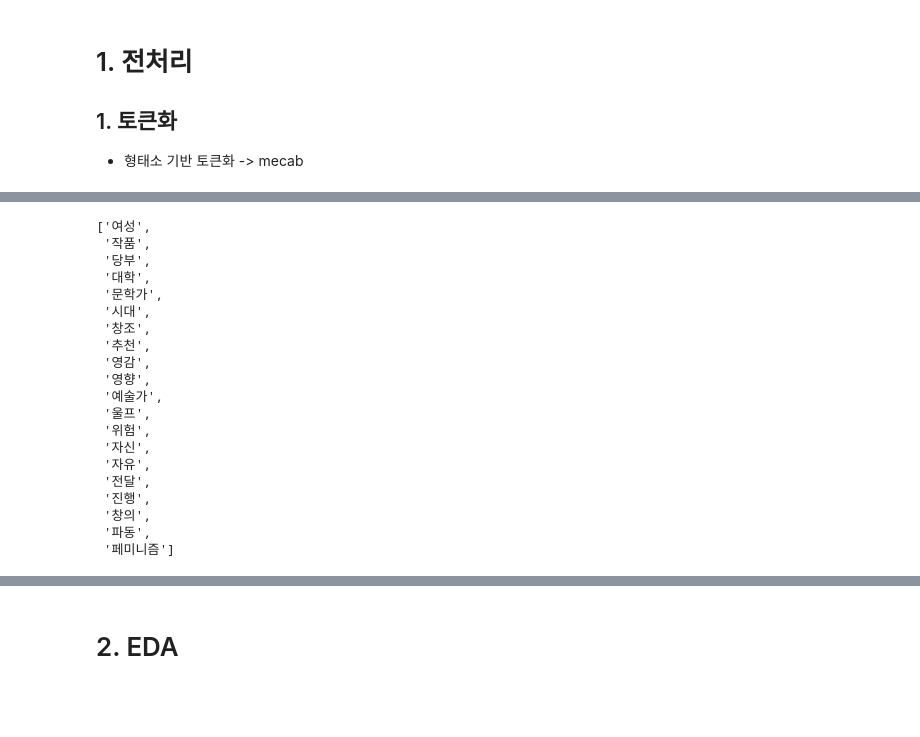
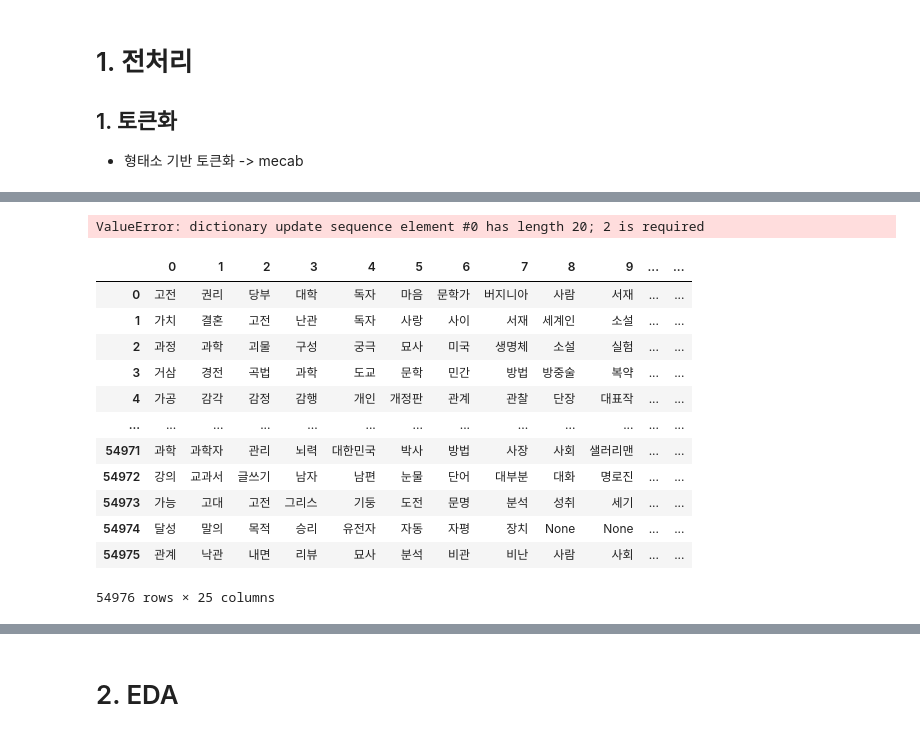
Before and after one commit to Hongbi-Kim/Project_book_recommendation, a Jupyter notebook: 전처리_EDA-text.ipynb, the cells around one changed output, grey strips where cells are left out. Saved outputs shown, nothing was run; the diff lists cells and outputs as text; code cells hidden in the pictures; blank space fills up the shorter version.

```diff
--- a/전처리_EDA-text.ipynb
+++ b/전처리_EDA-text.ipynb
@@ -180,0 +157,5 @@ words_all
+# %%
+for key in key_list:
+    keyword = galaxy_word2vec.wv.most_similar(key,topn=30)
+    for i in range(len(keyword)):
+        {}_list.format(key).append(keyword[i][0])
@@ -180,0 +210,3 @@ words_all
+# %%
+for i in range(len(word_count_list)): #오만과 편견
+    if word_count_list[i][0] in 소설_list:
@@ -181,15 +327,38 @@ words_all
+# %%
+for i in df1['text']:
+     if i == '':
+            print(i)
 # %%
 # 1번째 text : df['fullDes']
 # 명사만 추출
 
 cv_list = []
 tdm_list = []
-
+words_list = []
+count_mat_list = []
+count_list = []
 #def get_noun(words_all):
 #    return n for n in words_all
 
-cv = TfidfVectorizer(max_features=20) # feature 개수 100개로 임의 설정
-cv_list.append([cv])
 
-tdm = cv.fit_transform(results[0])
-tdm_list.append([tdm])
+for i in range(len(results)):
+    cv = TfidfVectorizer(max_features=25) # feature 개수 100개로 임의 설정
+    #cv_list.append([cv])
+    try: # text가 없는 경우가 있어서
+        tdm = cv.fit_transform(results[i])
+        #tdm_list.append([tdm])
+        words = cv.get_feature_names()
+        words_list.append([words])
+        count_mat = tdm.sum(axis=0) #  단어별로 count 매김
+        #count_mat_list.append([count_mat])
+        count = numpy.squeeze(numpy.asarray(count_mat)) # squeeze : 차원을 하나 줄임 (2차원 >> 1차원)
+        count_list.append([count])
+    except:
+        tdm = ''
+        #tdm_list.append([tdm])
+        words = ''
+        words_list.append([words])
+        count_mat = ''
+        #count_mat_list.append([count_mat])
+        count = ''
+        count_list.append([count])
@@ -303,24 +526,21 @@ word_count
 # %%
-hot_key = list(dict(word_count[:50]).keys())
+hot_key = list(dict(word_count[0][:20]).keys())
 hot_key
 # %% [output]
-['여성',
- '작품',
- '당부',
- '대학',
- '문학가',
- '시대',
- '창조',
- '추천',
- '영감',
- '영향',
- '예술가',
- '울프',
- '위험',
- '자신',
- '자유',
- '전달',
- '진행',
- '창의',
- '파동',
- '페미니즘']
+ValueError: dictionary update sequence element #0 has length 20; 2 is required
+# %%
+pd.DataFrame(words_list)
+# %% [output]
+|  | 0 | 1 | 2 | 3 | 4 | 5 | 6 | 7 | 8 | 9 | ... | ... |
+| 0 | 고전 | 권리 | 당부 | 대학 | 독자 | 마음 | 문학가 | 버지니아 | 사람 | 서재 | ... | ... |
+| 1 | 가치 | 결혼 | 고전 | 난관 | 독자 | 사랑 | 사이 | 서재 | 세계인 | 소설 | ... | ... |
+| 2 | 과정 | 과학 | 괴물 | 구성 | 궁극 | 묘사 | 미국 | 생명체 | 소설 | 실험 | ... | ... |
+| 3 | 거삼 | 경전 | 곡법 | 과학 | 도교 | 문학 | 민간 | 방법 | 방중술 | 복약 | ... | ... |
+| 4 | 가공 | 감각 | 감정 | 감행 | 개인 | 개정판 | 관계 | 관찰 | 단장 | 대표작 | ... | ... |
+| ... | ... | ... | ... | ... | ... | ... | ... | ... | ... | ... | ... | ... |
+| 54971 | 과학 | 과학자 | 관리 | 뇌력 | 대한민국 | 박사 | 방법 | 사장 | 사회 | 샐러리맨 | ... | ... |
+| 54972 | 강의 | 교과서 | 글쓰기 | 남자 | 남편 | 눈물 | 단어 | 대부분 | 대화 | 명로진 | ... | ... |
+| 54973 | 가능 | 고대 | 고전 | 그리스 | 기둥 | 도전 | 문명 | 분석 | 성취 | 세기 | ... | ... |
+| 54974 | 달성 | 말의 | 목적 | 승리 | 유전자 | 자동 | 자평 | 장치 | None | None | ... | ... |
+| 54975 | 관계 | 낙관 | 내면 | 리뷰 | 묘사 | 분석 | 비관 | 비난 | 사람 | 사회 | ... | ... |
+54976 rows × 25 columns
```
Also changed, not shown: parts of 55 cells of this notebook, 1 other file.
